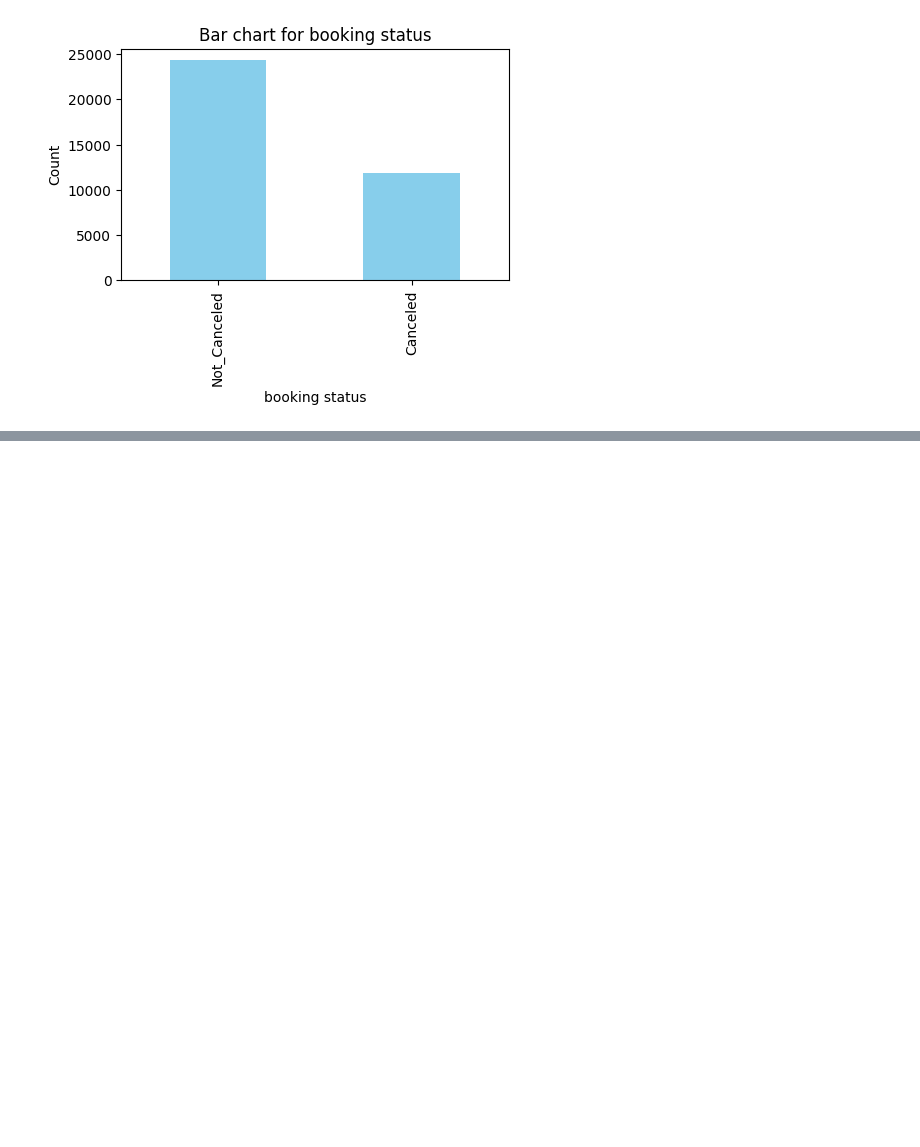
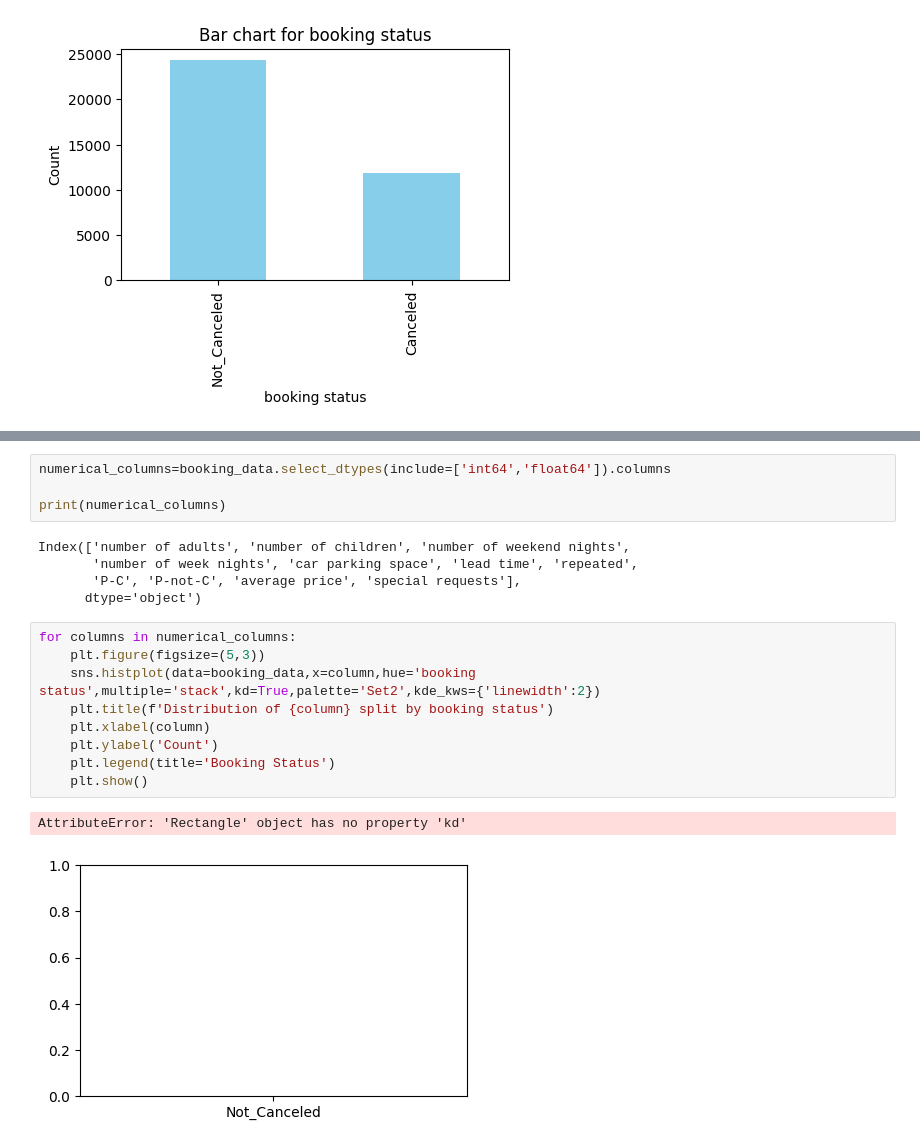
Before and after one commit to BenRoshan100/Booking-Cancellation-Prediction, a Jupyter notebook: booking_eda.ipynb, the cells around one changed output, grey strips where cells are left out. Cells and saved outputs as stored; diff of their text form; blank space fills up the shorter version.

Commit message:
Checking distribution

```diff
--- a/booking_eda.ipynb
+++ b/booking_eda.ipynb
@@ -54,0 +82,21 @@ for column in object_columns:
+# %%
+numerical_columns=booking_data.select_dtypes(include=['int64','float64']).columns
+
+print(numerical_columns)
+# %% [output]
+Index(['number of adults', 'number of children', 'number of weekend nights',
+       'number of week nights', 'car parking space', 'lead time', 'repeated',
+       'P-C', 'P-not-C', 'average price', 'special requests'],
+      dtype='object')
+# %%
+for columns in numerical_columns:
+    plt.figure(figsize=(5,3))
+    sns.histplot(data=booking_data,x=column,hue='booking status',multiple='stack',kd=True,palette='Set2',kde_kws={'linewidth':2})
+    plt.title(f'Distribution of {column} split by booking status')
+    plt.xlabel(column)
+    plt.ylabel('Count')
+    plt.legend(title='Booking Status')
+    plt.show()
+# %% [output]
+AttributeError: 'Rectangle' object has no property 'kd'
+[figure, added]
```
Also changed, not shown: parts of 1 cell of this notebook.
